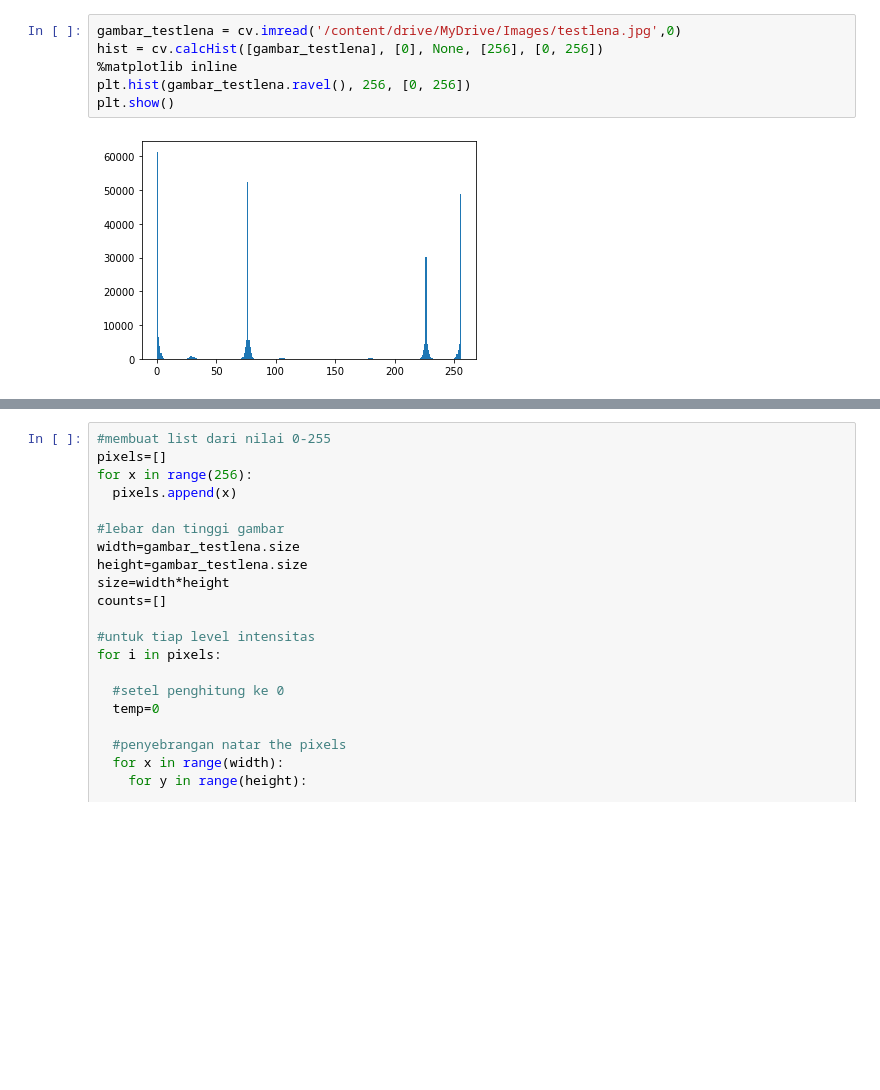
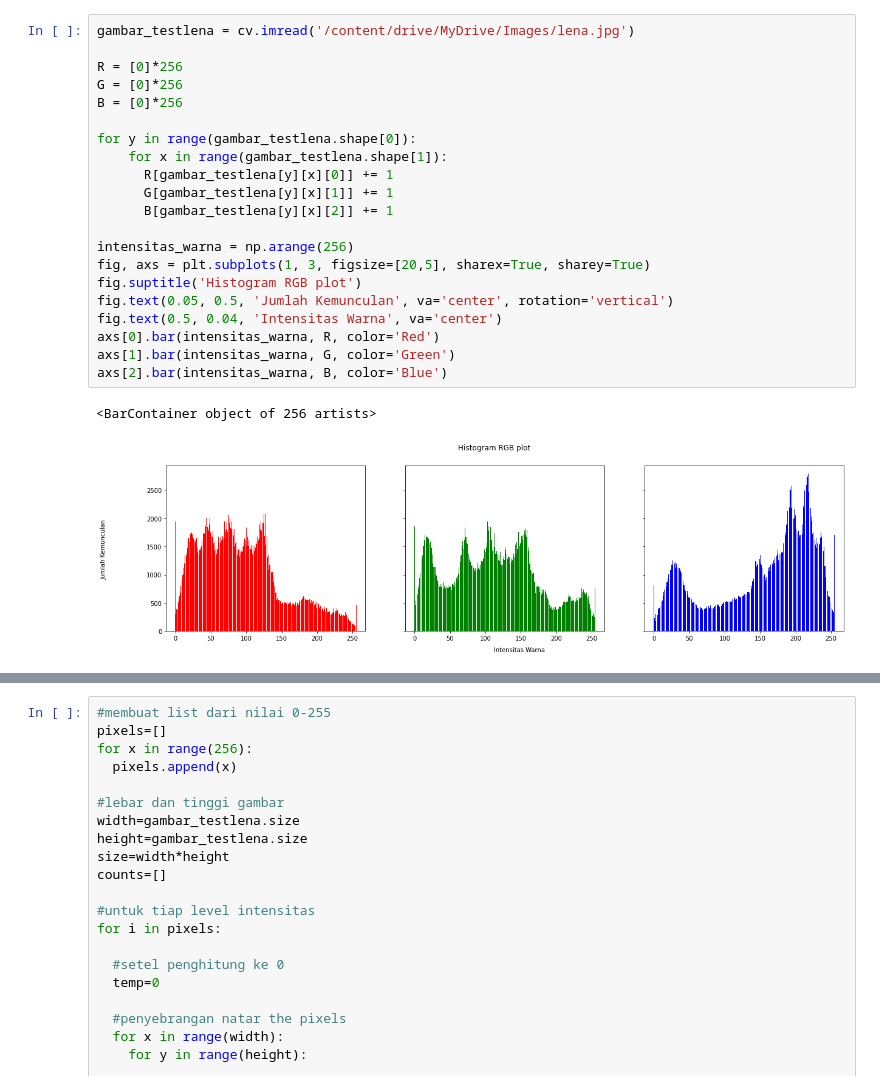
Before and after one commit to Zwarzen/PCVK_Genap_2022, a Jupyter notebook: week6.ipynb, the cells around one changed output, grey strips where cells are left out. Saved outputs shown, nothing was run; the diff lists cells and outputs as text; blank space fills up the shorter version.

```diff
--- a/week6.ipynb
+++ b/week6.ipynb
@@ -18,11 +18,27 @@ Drive already mounted at /content/drive; to attempt to forcibly remount, call dr
-# %%
-gambar_testlena = cv.imread('/content/drive/MyDrive/Images/testlena.jpg',0)
-hist = cv.calcHist([gambar_testlena], [0], None, [256], [0, 256])
-%matplotlib inline
-plt.hist(gambar_testlena.ravel(), 256, [0, 256])
-plt.show()
-# %% [output]
-[figure, removed]
+# %%
+gambar_testlena = cv.imread('/content/drive/MyDrive/Images/lena.jpg')
+
+R = [0]*256
+G = [0]*256
+B = [0]*256
+
+for y in range(gambar_testlena.shape[0]):
+    for x in range(gambar_testlena.shape[1]):
+      R[gambar_testlena[y][x][0]] += 1
+      G[gambar_testlena[y][x][1]] += 1
+      B[gambar_testlena[y][x][2]] += 1
+
+intensitas_warna = np.arange(256)
+fig, axs = plt.subplots(1, 3, figsize=[20,5], sharex=True, sharey=True)
+fig.suptitle('Histogram RGB plot')
+fig.text(0.05, 0.5, 'Jumlah Kemunculan', va='center', rotation='vertical')
+fig.text(0.5, 0.04, 'Intensitas Warna', va='center')
+axs[0].bar(intensitas_warna, R, color='Red')
+axs[1].bar(intensitas_warna, G, color='Green')
+axs[2].bar(intensitas_warna, B, color='Blue')
+# %% [output]
+<BarContainer object of 256 artists>
+[figure, added]
 # %%
 color = ('r')
 
```
Also changed, not shown: parts of 2 cells of this notebook.
